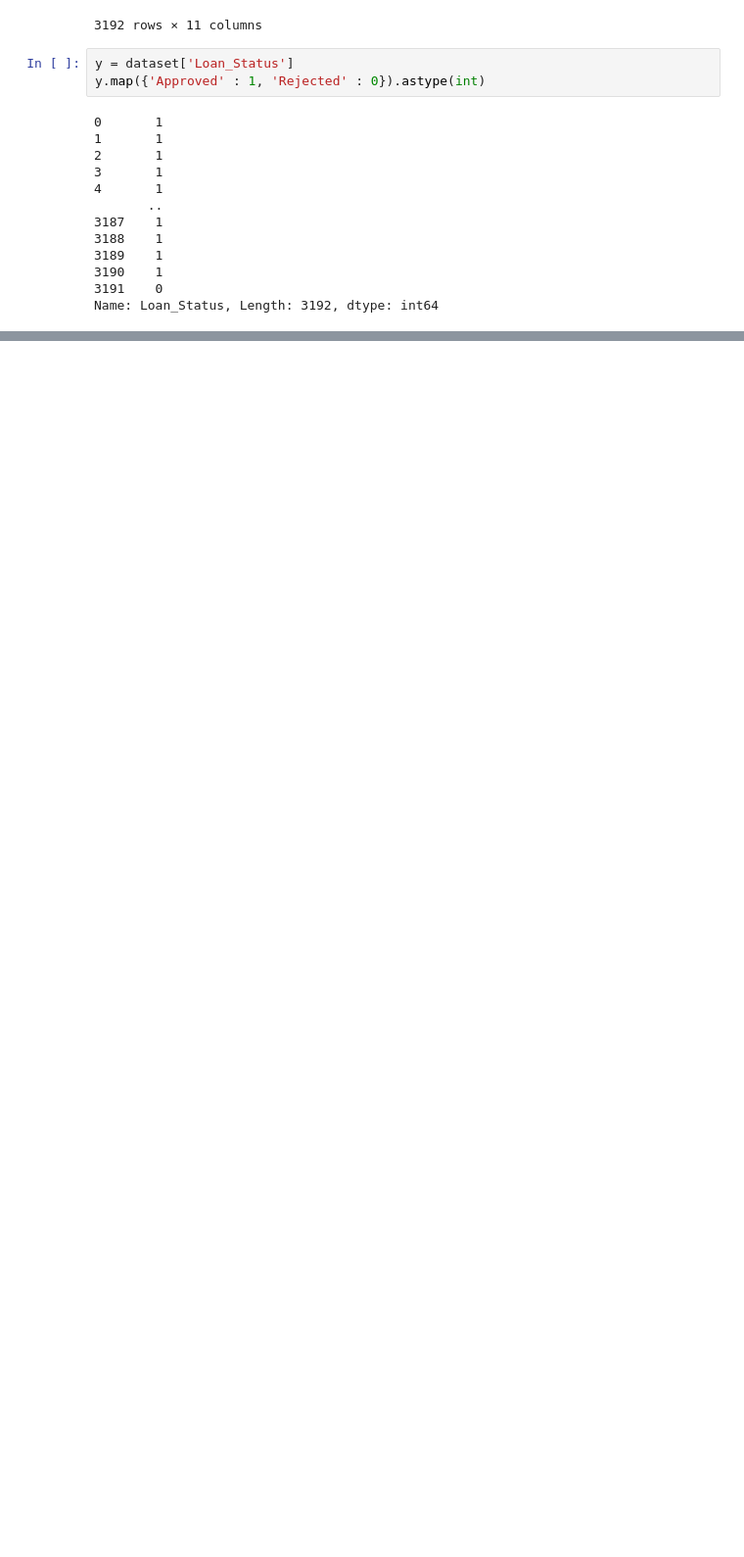
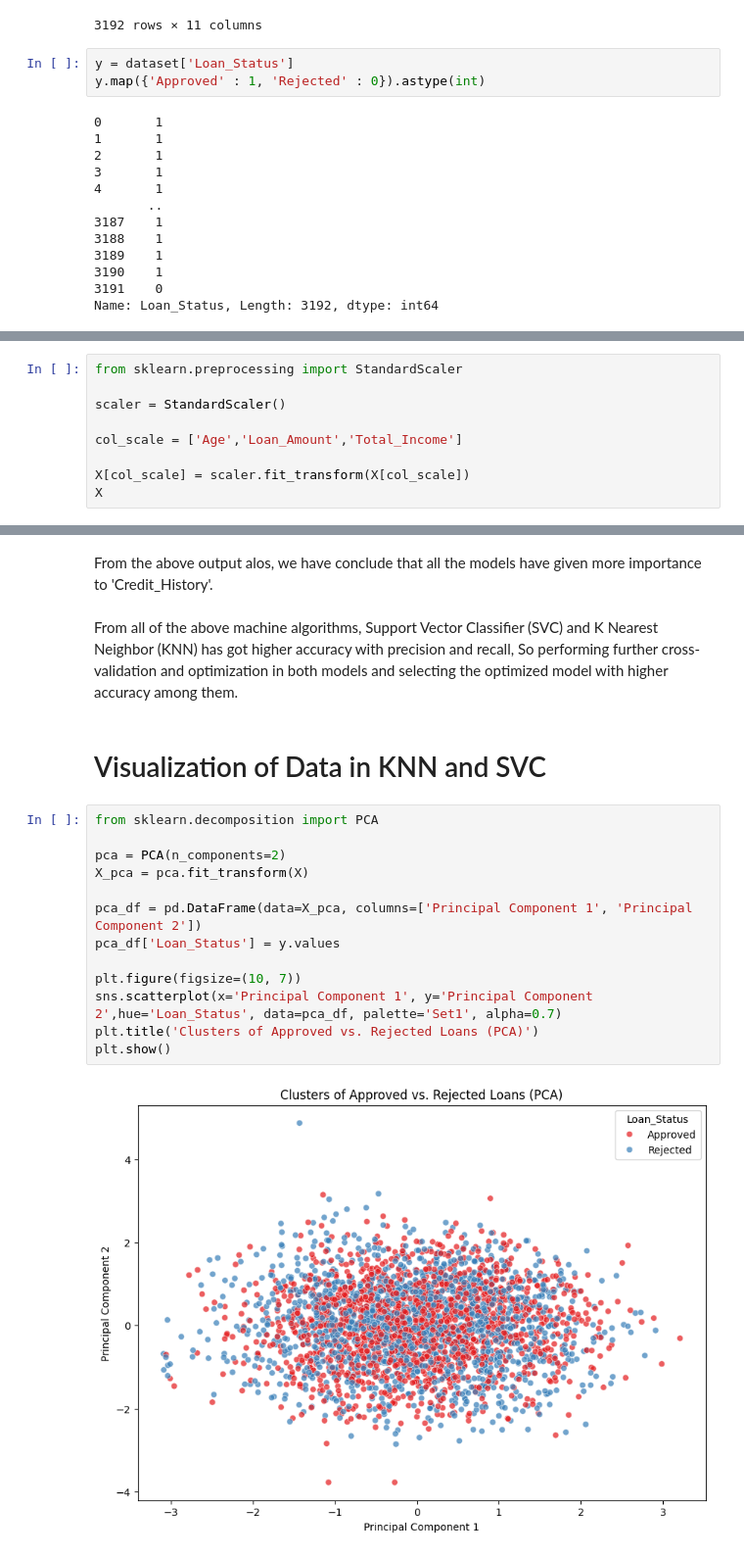
Before and after one commit to Learningsabd/loan-approval-prediction, a Jupyter notebook: Loan_Approval_Prediction.ipynb, the cells around one changed output, grey strips where cells are left out. Shown at 98% size. Cells and saved outputs as stored; diff of their text form; blank space fills up the shorter version.

Commit message:
feat: select and optimize the model

```diff
--- a/Loan_Approval_Prediction.ipynb
+++ b/Loan_Approval_Prediction.ipynb
@@ -273,0 +322,9 @@ Name: Loan_Status, Length: 3192, dtype: int64
+# %%
+from sklearn.preprocessing import StandardScaler
+
+scaler = StandardScaler()
+
+col_scale = ['Age','Loan_Amount','Total_Income']
+
+X[col_scale] = scaler.fit_transform(X[col_scale])
+X
@@ -273,0 +488,21 @@ Name: Loan_Status, Length: 3192, dtype: int64
+# %% [markdown]
+From the above output alos, we have conclude that all the models have given more importance to 'Credit_History'.
+# %% [markdown]
+From all of the above machine algorithms, Support Vector Classifier (SVC) and K Nearest Neighbor (KNN) has got higher accuracy with precision and recall, So performing further cross-validation and optimization in both models and selecting the optimized model with higher accuracy among them.
+# %% [markdown]
+# Visualization of Data in KNN and SVC
+# %%
+from sklearn.decomposition import PCA
+
+pca = PCA(n_components=2)
+X_pca = pca.fit_transform(X)
+
+pca_df = pd.DataFrame(data=X_pca, columns=['Principal Component 1', 'Principal Component 2'])
+pca_df['Loan_Status'] = y.values
+
+plt.figure(figsize=(10, 7))
+sns.scatterplot(x='Principal Component 1', y='Principal Component 2',hue='Loan_Status', data=pca_df, palette='Set1', alpha=0.7)
+plt.title('Clusters of Approved vs. Rejected Loans (PCA)')
+plt.show()
+# %% [output]
+[figure, added]
```
Also changed, not shown: parts of 39 cells of this notebook.
